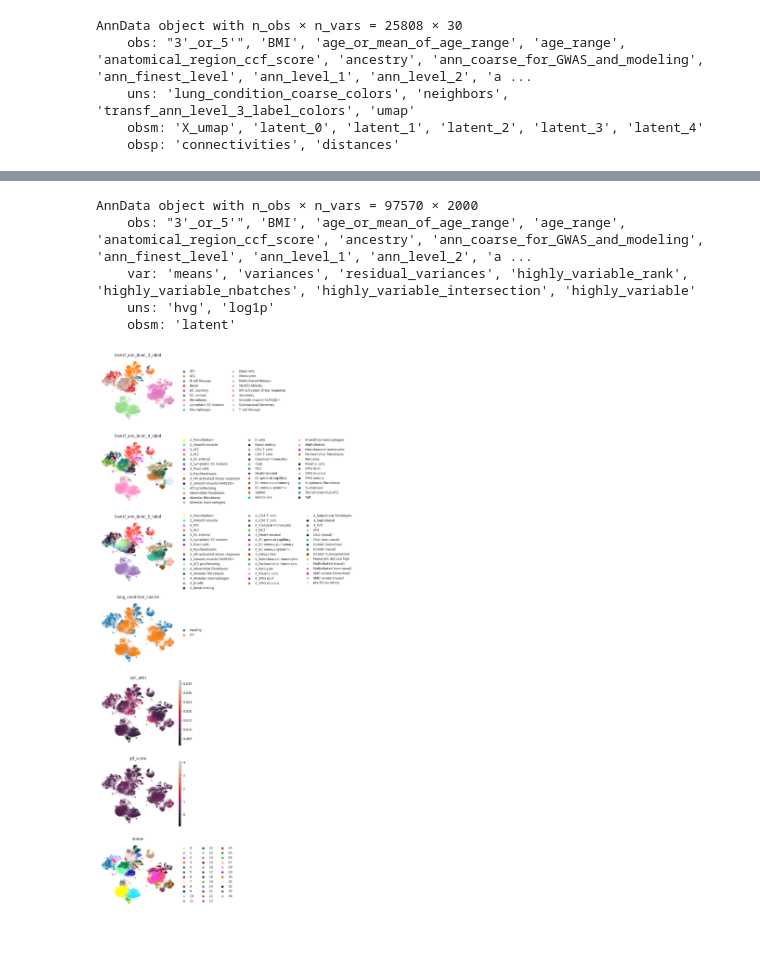
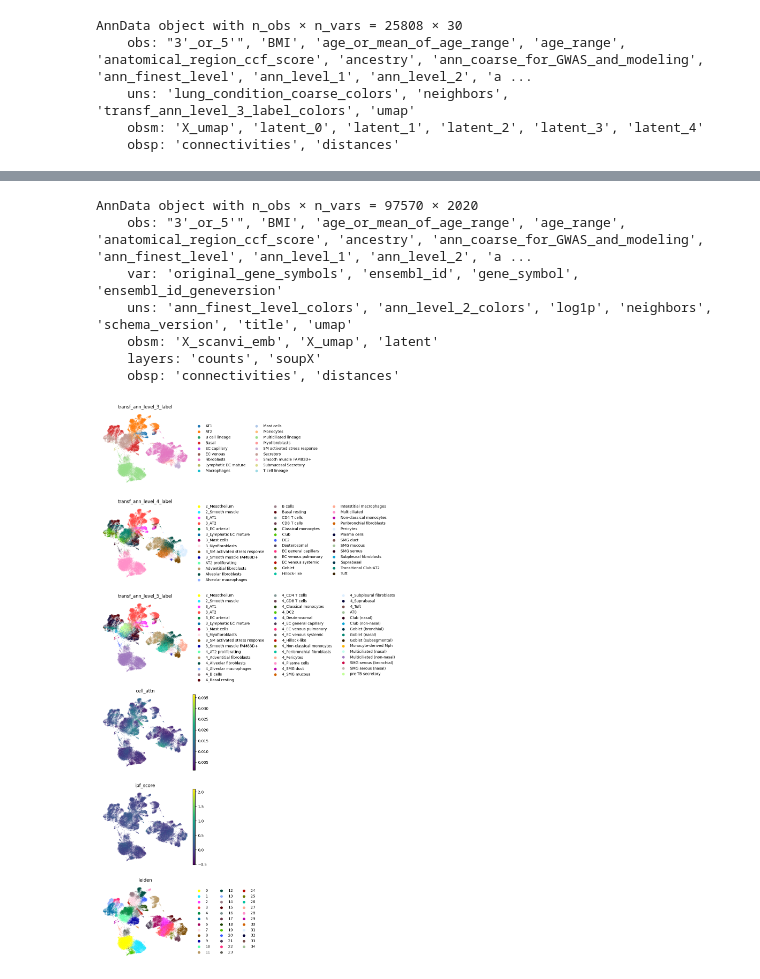
Before and after one commit to theislab/multimil_reproducibility, a Jupyter notebook: notebooks/mil_analysis/hlca_healthy_ipf_embed_balanced/ipf_signature.ipynb, the cells around one changed output, grey strips where cells are left out. Saved outputs shown, nothing was run; the diff lists cells and outputs as text; code cells hidden in the pictures; blank space fills up the shorter version.

```diff
--- a/notebooks/mil_analysis/hlca_healthy_ipf_embed_balanced/ipf_signature.ipynb
+++ b/notebooks/mil_analysis/hlca_healthy_ipf_embed_balanced/ipf_signature.ipynb
@@ -16,6 +16,6 @@ matplotlib.rcParams['figure.figsize'] = [4, 4]
 matplotlib.rcParams['figure.dpi'] = 100
 matplotlib.rcParams['figure.dpi'] = 100
 # %%
-hlca = sc.read('../../../../snakemake/hlca/5fold/hlca_hyperparam/data/pp/hlca_hvg_pearson.h5ad')
+hlca = sc.read('../../../pipeline/data/pp/hlca_healthy_ipf_balanced_ipf_signature_genes.h5ad')
 hlca
 # %% [output]
@@ -26,3 +33,5 @@ AnnData object with n_obs × n_vars = 2149684 × 2000
+# %%
+hlca.X = hlca.layers['counts'].copy()
 # %%
 sc.pp.normalize_total(hlca, target_sum=1e4)
 # %%
@@ -170,11 +305,13 @@ sc.pl.umap(
 adata_subset.obsm['latent'] = adata[adata_subset.obs_names].X.copy()
 adata_subset
 # %% [output]
-AnnData object with n_obs × n_vars = 97570 × 2000
+AnnData object with n_obs × n_vars = 97570 × 2020
     obs: "3'_or_5'", 'BMI', 'age_or_mean_of_age_range', 'age_range', 'anatomical_region_ccf_score', 'ancestry', 'ann_coarse_for_GWAS_and_modeling', 'ann_finest_level', 'ann_level_1', 'ann_level_2', 'a ...
-    var: 'means', 'variances', 'residual_variances', 'highly_variable_rank', 'highly_variable_nbatches', 'highly_variable_intersection', 'highly_variable'
-    uns: 'hvg', 'log1p'
-    obsm: 'latent'
+    var: 'original_gene_symbols', 'ensembl_id', 'gene_symbol', 'ensembl_id_geneversion'
+    uns: 'ann_finest_level_colors', 'ann_level_2_colors', 'log1p', 'neighbors', 'schema_version', 'title', 'umap'
+    obsm: 'X_scanvi_emb', 'X_umap', 'latent'
+    layers: 'counts', 'soupX'
+    obsp: 'connectivities', 'distances'
 # %%
 sc.pp.neighbors(adata_subset, use_rep='latent')
 # %%
@@ -184,12 +321,12 @@ sc.tl.umap(adata_subset)
 # %%
 sc.pl.umap(
     adata_subset,
-    color=['transf_ann_level_3_label', 'transf_ann_level_4_label', 'transf_ann_level_5_label', 'lung_condition_coarse', 'cell_attn', 'ipf_score', 'leiden'],
+    color=['transf_ann_level_3_label', 'transf_ann_level_4_label', 'transf_ann_level_5_label', 'cell_attn', 'ipf_score', 'leiden'],
     ncols=1,
     frameon=False,
 )
 # %% [output]
-[figure, old version]
+[figure, new version]
 # %%
 df = adata_subset.obs[['cell_attn', 'ipf_score', 'leiden']]
 df
```
Also changed, not shown: parts of 26 cells of this notebook, 5 other files.
